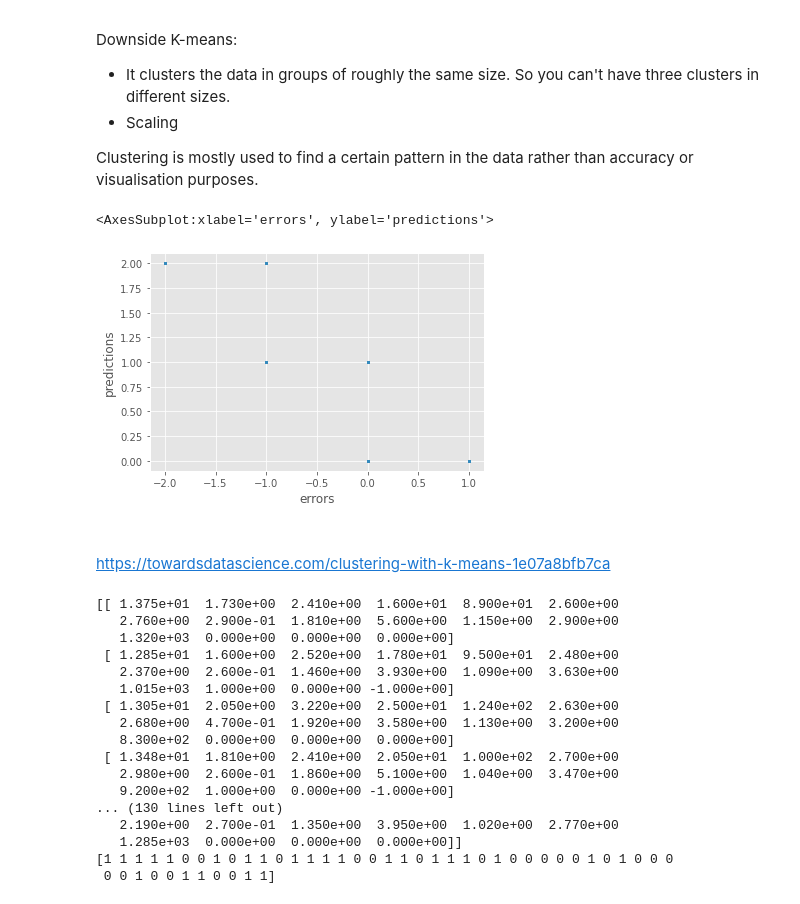
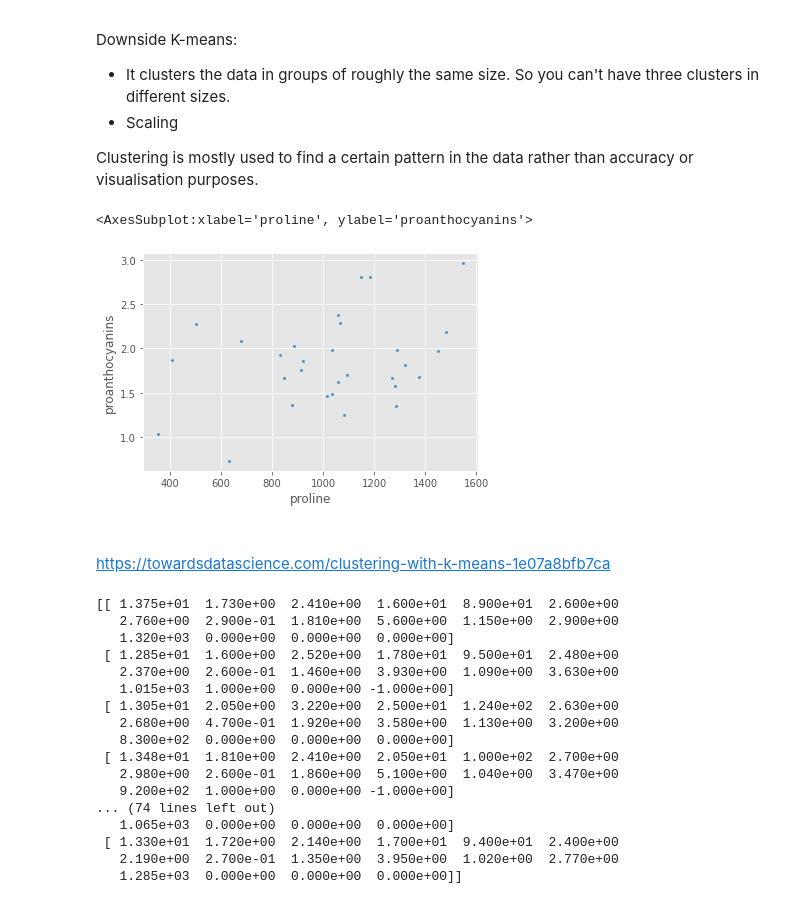
Before and after one commit to Sm2468/msc_thesis, a Jupyter notebook: clus_pipeline.ipynb, the cells around one changed output. Cells and saved outputs as stored; diff of their text form; code cells hidden in the pictures.

```diff
--- a/clus_pipeline.ipynb
+++ b/clus_pipeline.ipynb
@@ -48,7 +48,7 @@ y_hat = model.predict(X_test)
 
 # Converting y_hat from Np to DF
 predictions_col = pd.DataFrame()
-predictions_col['predictions'] = y_hats.tolist()
+predictions_col['predictions'] = y_hat.tolist()
 predictions_col['true classes'] = y_test
 predictions_col['errors'] =  predictions_col['true classes'] - predictions_col['predictions']
 
@@ -96,16 +96,16 @@ Clustering is mostly used to find a certain pattern in the data rather than accu
 # %%
 # Example of a clustering algorithm
 import matplotlib.pyplot as plt
 from matplotlib import style
 style.use('ggplot')
 import numpy as np
 from sklearn.cluster import KMeans
 
-# Hoe kan ik plots maken als de column namen onbekend zijn bij de df_out dataframe?
-df_out.plot.scatter(x='errors', y='predictions', s=5)
+# Exploring the data
+df_out.plot.scatter(x='proline', y='proanthocyanins', s=5)
 # %% [output]
-<AxesSubplot:xlabel='errors', ylabel='predictions'>
+<AxesSubplot:xlabel='proline', ylabel='proanthocyanins'>
-[figure, old version]
+[figure, new version]
 # %% [markdown]
 ###
 https://towardsdatascience.com/clustering-with-k-means-1e07a8bfb7ca
@@ -114,8 +114,9 @@ https://towardsdatascience.com/clustering-with-k-means-1e07a8bfb7ca
 # source: https://stackoverflow.com/questions/28017091/will-pandas-dataframe-object-work-with-sklearn-kmeans-clustering
 
 # Converting df to matrix
-df_matrix = df_out.values
-print (df_matrix) # Hoe kan ik deze het beste interpreteren? Dit klopt volgens mij niet
+matrix_form = df_out.values
+df_matrix = matrix_form # should I transpose this? Then i'd get a list per feature
+print (df_matrix)
 # %% [output]
 [[ 1.375e+01  1.730e+00  2.410e+00  1.600e+01  8.900e+01  2.600e+00
    2.760e+00  2.900e-01  1.810e+00  5.600e+00  1.150e+00  2.900e+00
@@ -129,11 +130,11 @@ print (df_matrix) # Hoe kan ik deze het beste interpreteren? Dit klopt volgens m
  [ 1.348e+01  1.810e+00  2.410e+00  2.050e+01  1.000e+02  2.700e+00
    2.980e+00  2.600e-01  1.860e+00  5.100e+00  1.040e+00  3.470e+00
    9.200e+02  1.000e+00  0.000e+00 -1.000e+00]
-... (130 lines left out)
+... (74 lines left out)
+   1.065e+03  0.000e+00  0.000e+00  0.000e+00]
+ [ 1.330e+01  1.720e+00  2.140e+00  1.700e+01  9.400e+01  2.400e+00
    2.190e+00  2.700e-01  1.350e+00  3.950e+00  1.020e+00  2.770e+00
    1.285e+03  0.000e+00  0.000e+00  0.000e+00]]
-[1 1 1 1 1 0 0 1 0 1 1 0 1 1 1 1 0 0 1 1 0 1 1 1 0 1 0 0 0 0 0 1 0 1 0 0 0
- 0 0 1 0 0 1 1 0 0 1 1]
 # %%
 # Applying Sklearn
 clf = KMeans(n_clusters=2)
```
Also changed, not shown: parts of 5 cells of this notebook.
